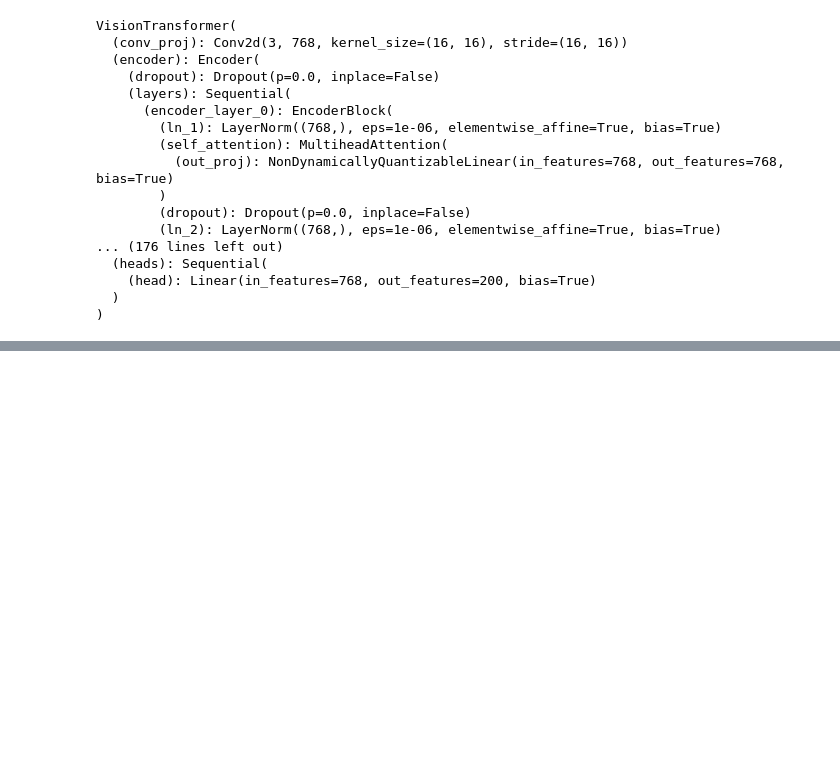
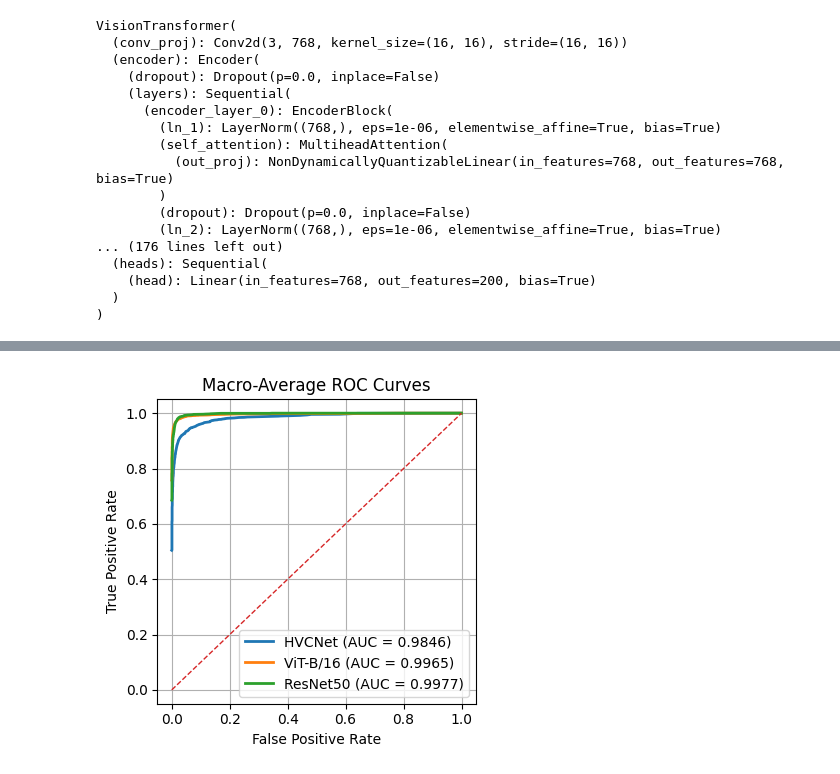
Before and after one commit to MadddyMiller/MXN441_A2, a Jupyter notebook: MXN441_A2_code_good.ipynb, the cells around one changed output, grey strips where cells are left out. Drawn from its saved outputs; the diff is of its cells as text; code cells hidden in the pictures; blank space fills up the shorter version.

```diff
--- a/MXN441_A2_code_good.ipynb
+++ b/MXN441_A2_code_good.ipynb
@@ -978,3 +756,0 @@ Index(['ID', 'Name', 'Class', 'Image Path', 'isTraining'], dtype='object')
-# %%
-imgs, labels = next(iter(train_loader))
-print(imgs.shape, labels.shape)
@@ -1163,32 +1084,0 @@ The training and validation/testing transform pipelines are shown below. Images
-# %%
-# --- Transform pipeline for training data ---
-train_transform = transforms.Compose([
-
-    # Data augmentation
-    transforms.RandomHorizontalFlip(p=0.5),               # random horizontal flip
-    transforms.RandomRotation(degrees=10),                # random rotation
-    transforms.ColorJitter(brightness=0.1, saturation=0.1,
-                           contrast=0.1), # random brightness and contrast adjustment
-
-    # Convert image to tensor
-    transforms.ToTensor(),
-
-    # Normalize using ImageNet mean and standard deviation
-    transforms.Normalize(
-        mean=[0.485, 0.456, 0.406],
-        std=[0.229, 0.224, 0.225]
-    )
-])
-
-# --- Transform pipeline for validation/testing ---
-test_transform = transforms.Compose([
-
-    # Convert image to tensor
-    transforms.ToTensor(),
-
-    # Normalize using ImageNet mean and standard deviation
-    transforms.Normalize(
-        mean=[0.485, 0.456, 0.406],
-        std=[0.229, 0.224, 0.225]
-    )
-])
@@ -1324,7 +1154,7 @@ scheduler = ReduceLROnPlateau(
 )
 
 # Maximum number of training epochs
-num_epochs = 20
+num_epochs = 25
 
 # Early stopping criteria
 patience = 5
@@ -1498,7 +1328,7 @@ ResNet50.load_state_dict(best_model_weights)
 # Save learned model weights
 torch.save(
     ResNet50.state_dict(),
-    "ResNet50_CUB_weights.pth"
+    "ResNet50_finetune.pth"
 )
 
 print("done")
@@ -2210,12 +1850,8 @@ NameError: name 'test_loader' is not defined
 # %%
-from sklearn.preprocessing import label_binarize
-from sklearn.metrics import roc_curve, auc
-import numpy as np
-import matplotlib.pyplot as plt
 
 n_classes = 200
 
-plt.figure(figsize=(8, 6))
+plt.figure(figsize=(4,4))
 
 models = {
     "HVCNet": results_HVC_finetune,
@@ -2264,30 +1900,32 @@ for name, results in models.items():
     mean_tpr /= n_classes
 
     macro_auc = auc(
         all_fpr,
         mean_tpr
     )
 
     plt.plot(
         all_fpr,
         mean_tpr,
         linewidth=2,
         label=f"{name} (AUC = {macro_auc:.4f})"
     )
 
 # Random classifier baseline
 plt.plot(
     [0, 1],
     [0, 1],
     linestyle="--",
     linewidth=1
 )
 
 plt.xlabel("False Positive Rate")
 plt.ylabel("True Positive Rate")
 plt.title("Macro-Average ROC Curves")
 plt.legend(loc="lower right")
 plt.grid(True)
 
 plt.tight_layout()
 plt.show()
+# %% [output]
+[figure, added]
```
Also changed, not shown: parts of 41 cells of this notebook, 3 other files.
